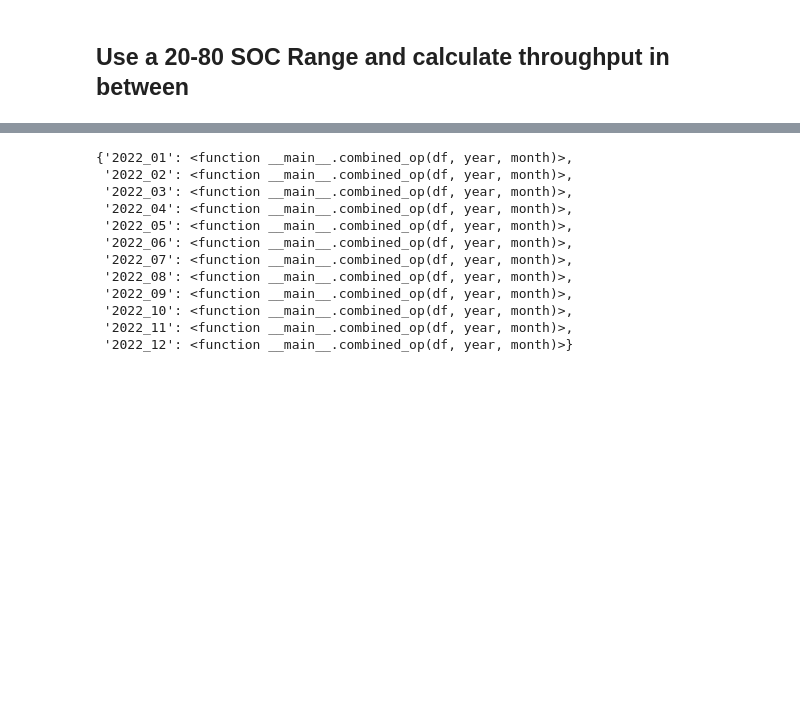
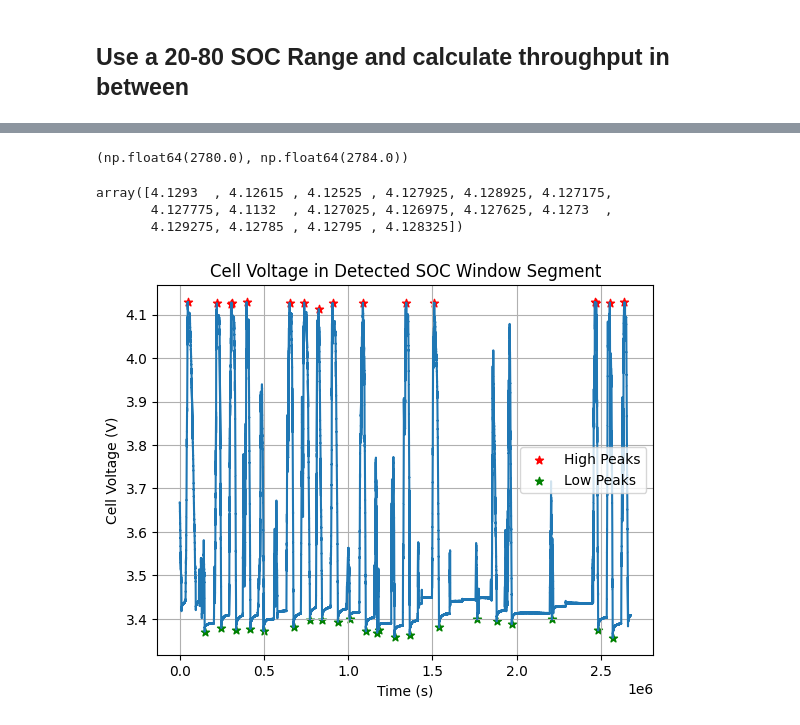
Before and after one commit to tamoghnabh/Shadow-Project, a Jupyter notebook: eoc_eod_filter.ipynb, the cells around one changed output, grey strips where cells are left out. Cells and saved outputs as stored; diff of their text form; code cells hidden in the pictures; blank space fills up the shorter version.

Commit message:
improved the logic with peak detection and removed old logic due to poor ch dch identification

```diff
--- a/eoc_eod_filter.ipynb
+++ b/eoc_eod_filter.ipynb
@@ -174,15 +143,0 @@ SyntaxError: invalid syntax (235482865.py, line 8)
-# %%
-processing_results
-# %% [output]
-{'2022_01': <function __main__.combined_op(df, year, month)>,
- '2022_02': <function __main__.combined_op(df, year, month)>,
- '2022_03': <function __main__.combined_op(df, year, month)>,
- '2022_04': <function __main__.combined_op(df, year, month)>,
- '2022_05': <function __main__.combined_op(df, year, month)>,
- '2022_06': <function __main__.combined_op(df, year, month)>,
- '2022_07': <function __main__.combined_op(df, year, month)>,
- '2022_08': <function __main__.combined_op(df, year, month)>,
- '2022_09': <function __main__.combined_op(df, year, month)>,
- '2022_10': <function __main__.combined_op(df, year, month)>,
- '2022_11': <function __main__.combined_op(df, year, month)>,
- '2022_12': <function __main__.combined_op(df, year, month)>}
@@ -188,0 +146,25 @@ processing_results
+# %%
+sample_segments['lower_segments'][0]
+# %% [output]
+(np.float64(2780.0), np.float64(2784.0))
+# %%
+high_peaks, low_peaks = detect_voltage_peaks(sample_data['Seconds'], sample_data['V_cell_in_V'], v_high=4.1, v_low=3.4)
+# %%
+high_peaks[:,1]
+# %% [output]
+array([4.1293  , 4.12615 , 4.12525 , 4.127925, 4.128925, 4.127175,
+       4.127775, 4.1132  , 4.127025, 4.126975, 4.127625, 4.1273  ,
+       4.129275, 4.12785 , 4.12795 , 4.128325])
+# %%
+plt.plot(sample_data['Seconds'], sample_data['V_cell_in_V'])
+plt.scatter(high_peaks[:,0], high_peaks[:,1], marker = '*', color='red', label='High Peaks')
+plt.scatter(low_peaks[:,0], low_peaks[:,1], marker = '*', color='green', label='Low Peaks')
+plt.scatter(h2l_filtered[:,0], h2l_filtered[:,1], marker = 'o', color='blue', label='H2L Pairs')
+plt.legend()
+plt.xlabel('Time (s)')
+plt.ylabel('Cell Voltage (V)')
+plt.title('Cell Voltage in Detected SOC Window Segment')
+plt.grid(True)
+plt.show()
+# %% [output]
+[figure, added]
```
Also changed, not shown: parts of 9 cells of this notebook, 2 other files.
